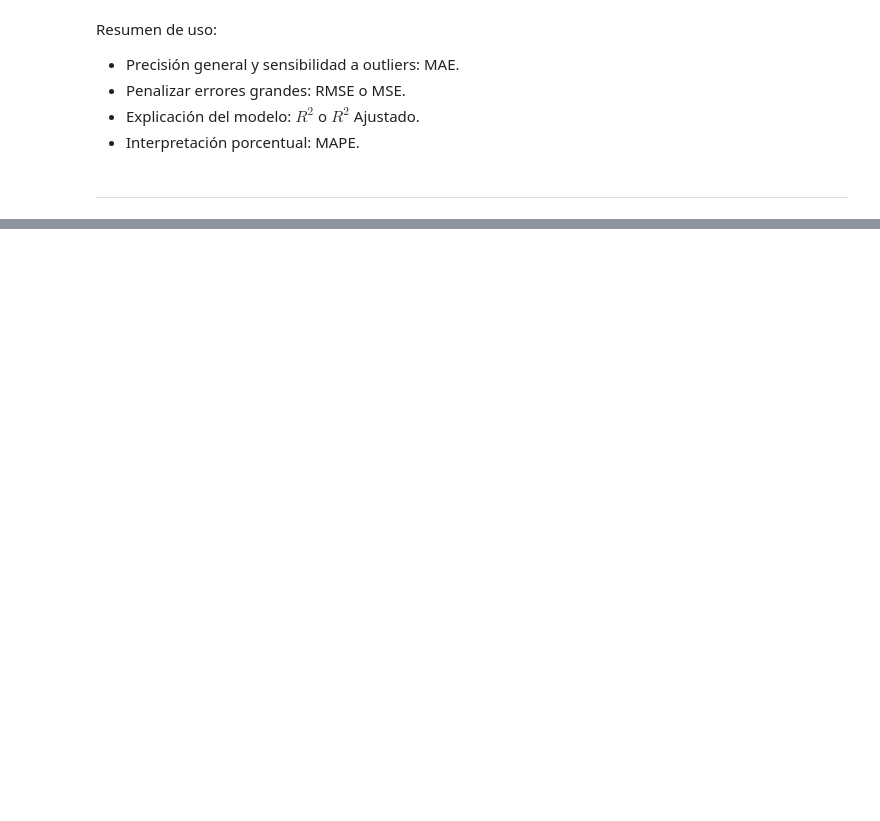
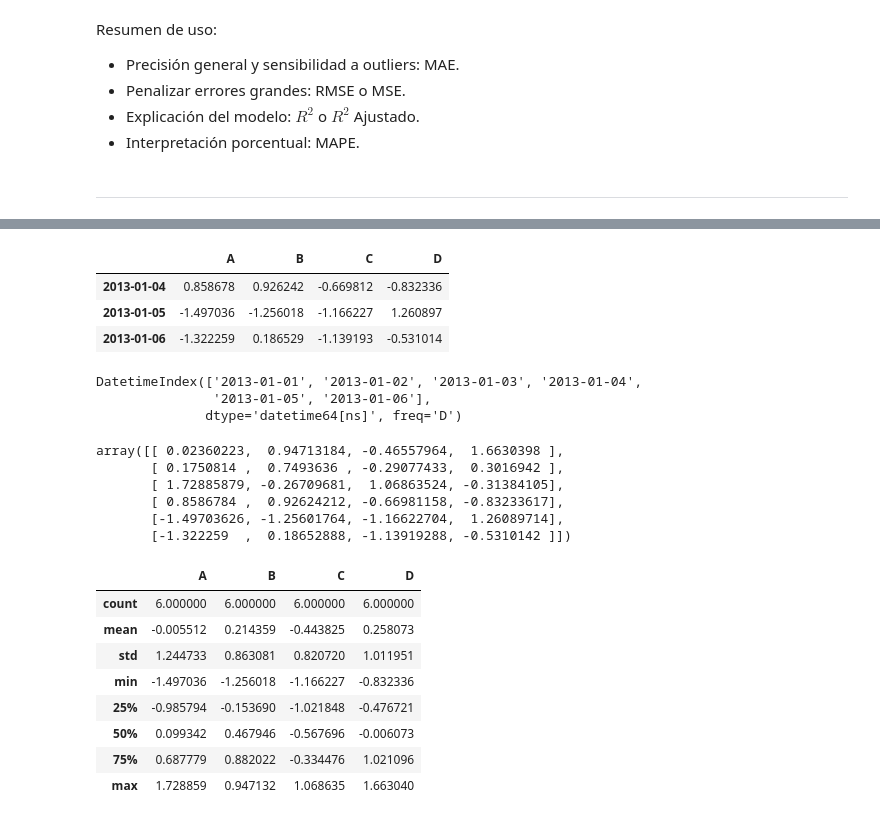
Before and after one commit to JAPV180370/mineria_datos, a Jupyter notebook: mineria_datos.ipynb, the cells around one changed output, grey strips where cells are left out. Saved outputs shown, nothing was run; the diff lists cells and outputs as text; code cells hidden in the pictures; blank space fills up the shorter version.

```diff
--- a/mineria_datos.ipynb
+++ b/mineria_datos.ipynb
@@ -1059,0 +1157,3 @@ Resumen de uso:
+# %%
+dates = pd.date_range("20130101", periods=6)
+dates
@@ -1059,0 +1164,3 @@ Resumen de uso:
+# %%
+df = pd.DataFrame(np.random.randn(6, 4), index=dates, columns=list("ABCD"))
+df
@@ -1059,0 +1216,37 @@ Resumen de uso:
+# %%
+# Muestra las últimas 3 filas del DataFrame 'df'.
+df.tail(3)
+# %% [output]
+|  | A | B | C | D |
+| 2013-01-04 | 0.858678 | 0.926242 | -0.669812 | -0.832336 |
+| 2013-01-05 | -1.497036 | -1.256018 | -1.166227 | 1.260897 |
+| 2013-01-06 | -1.322259 | 0.186529 | -1.139193 | -0.531014 |
+# %%
+# Muestra el índice (etiquetas de fila) del DataFrame 'df'.
+df.index
+# %% [output]
+DatetimeIndex(['2013-01-01', '2013-01-02', '2013-01-03', '2013-01-04',
+               '2013-01-05', '2013-01-06'],
+              dtype='datetime64[ns]', freq='D')
+# %%
+# Convierte el DataFrame 'df' en una representación de array NumPy.
+df.to_numpy()
+# %% [output]
+array([[ 0.02360223,  0.94713184, -0.46557964,  1.6630398 ],
+       [ 0.1750814 ,  0.7493636 , -0.29077433,  0.3016942 ],
+       [ 1.72885879, -0.26709681,  1.06863524, -0.31384105],
+       [ 0.8586784 ,  0.92624212, -0.66981158, -0.83233617],
+       [-1.49703626, -1.25601764, -1.16622704,  1.26089714],
+       [-1.322259  ,  0.18652888, -1.13919288, -0.5310142 ]])
+# %%
+df.describe()
+# %% [output]
+|  | A | B | C | D |
+| count | 6.000000 | 6.000000 | 6.000000 | 6.000000 |
+| mean | -0.005512 | 0.214359 | -0.443825 | 0.258073 |
+| std | 1.244733 | 0.863081 | 0.820720 | 1.011951 |
+| min | -1.497036 | -1.256018 | -1.166227 | -0.832336 |
+| 25% | -0.985794 | -0.153690 | -1.021848 | -0.476721 |
+| 50% | 0.099342 | 0.467946 | -0.567696 | -0.006073 |
+| 75% | 0.687779 | 0.882022 | -0.334476 | 1.021096 |
+| max | 1.728859 | 0.947132 | 1.068635 | 1.663040 |
```
Also changed, not shown: parts of 17 cells of this notebook.
